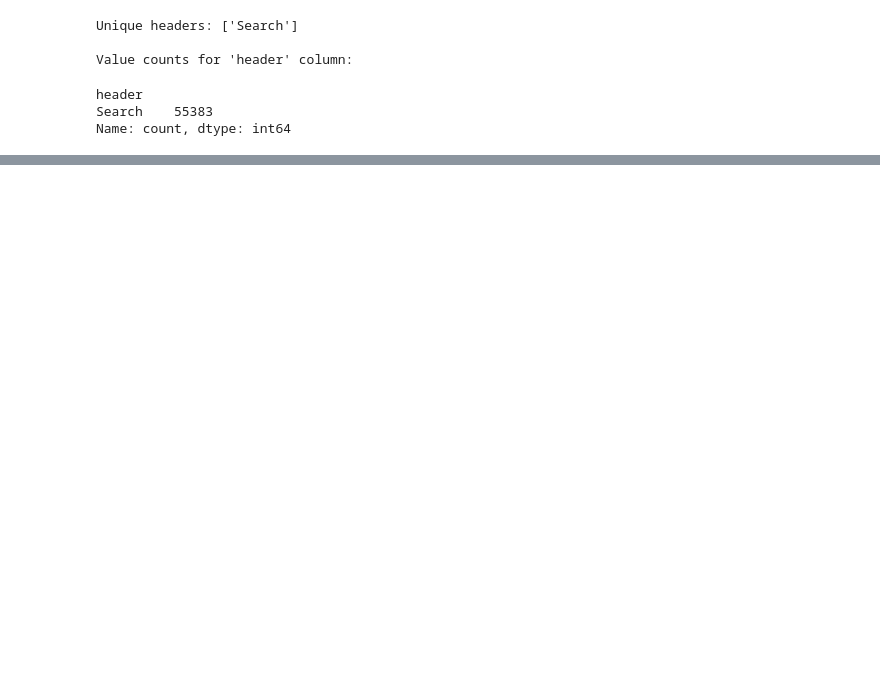
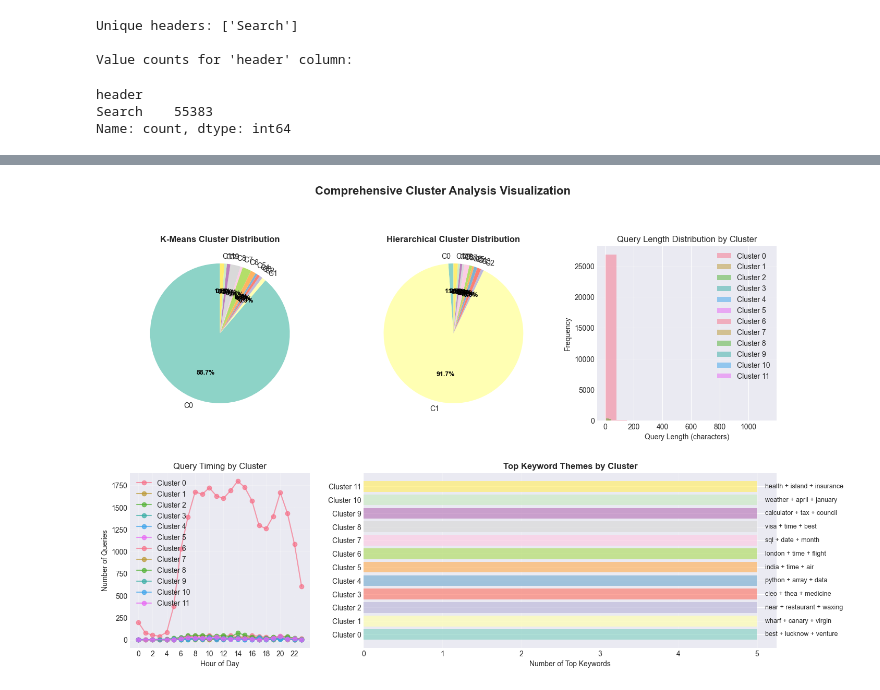
Before and after one commit to jaggernaut007/fabric-context-portability, a Jupyter notebook: 0. data_exploration.ipynb, the cells around one changed output, grey strips where cells are left out. Cells and saved outputs as stored; diff of their text form; code cells hidden in the pictures; blank space fills up the shorter version.

```diff
--- a/0. data_exploration.ipynb
+++ b/0. data_exploration.ipynb
@@ -95,0 +809,99 @@ Name: count, dtype: int64
+# %%
+# Advanced cluster visualization
+fig = plt.figure(figsize=(16, 10))
+gs = fig.add_gridspec(2, 3, hspace=0.3, wspace=0.3)
+
+# 1. Cluster size pie chart (K-Means)
+ax1 = fig.add_subplot(gs[0, 0])
+kmeans_counts = search_df['kmeans_cluster'].value_counts().sort_index()
+colors = sns.color_palette("Set3", optimal_k)
+wedges, texts, autotexts = ax1.pie(kmeans_counts.values, labels=[f'C{i}' for i in kmeans_counts.index],
+                                     autopct='%1.1f%%', colors=colors, startangle=90)
+ax1.set_title('K-Means Cluster Distribution', fontweight='bold')
+for autotext in autotexts:
+    autotext.set_color('black')
+    autotext.set_fontweight('bold')
+    autotext.set_fontsize(9)
+
+# 2. Cluster size pie chart (Hierarchical)
+ax2 = fig.add_subplot(gs[0, 1])
+hier_counts = search_df['hierarchical_cluster'].value_counts().sort_index()
+wedges, texts, autotexts = ax2.pie(hier_counts.values, labels=[f'C{i}' for i in hier_counts.index],
+                                     autopct='%1.1f%%', colors=colors, startangle=90)
+ax2.set_title('Hierarchical Cluster Distribution', fontweight='bold')
+for autotext in autotexts:
+    autotext.set_color('black')
+    autotext.set_fontweight('bold')
+    autotext.set_fontsize(9)
+
+# 3. Cluster query length distribution
+ax3 = fig.add_subplot(gs[0, 2])
+search_df['query_length'] = search_df['search_query'].str.len()
+# Try to add hour data if available
+if 'hour' not in search_df.columns:
+    try:
+        search_df['hour'] = df.loc[search_df.index, 'hour'] if len(search_df) <= len(df) else -1
+    except:
+        search_df['hour'] = -1
+
+for cluster_id in range(optimal_k):
+    cluster_data = search_df[search_df['kmeans_cluster'] == cluster_id]['query_length']
+    ax3.hist(cluster_data, alpha=0.5, label=f'Cluster {cluster_id}', bins=15)
+ax3.set_xlabel('Query Length (characters)')
+ax3.set_ylabel('Frequency')
+ax3.set_title('Query Length Distribution by Cluster')
+ax3.legend()
+ax3.grid(alpha=0.3, axis='y')
+
+# 4. Queries per hour by cluster
+ax4 = fig.add_subplot(gs[1, 0])
+try:
+    if 'hour' in search_df.columns and search_df['hour'].notna().sum() > 0:
+        for cluster_id in range(optimal_k):
+            cluster_df_temp = search_df[search_df['kmeans_cluster'] == cluster_id].copy()
+            hourly = cluster_df_temp['hour'].value_counts().sort_index()
+            if len(hourly) > 0:
+                ax4.plot(hourly.index, hourly.values, marker='o', label=f'Cluster {cluster_id}', alpha=0.7)
+        ax4.set_xlabel('Hour of Day')
+        ax4.set_ylabel('Number of Queries')
+        ax4.set_title('Query Timing by Cluster')
+        ax4.legend()
+        ax4.grid(alpha=0.3)
+        ax4.set_xticks(range(0, 24, 2))
+    else:
+        ax4.text(0.5, 0.5, 'Hour data not available', ha='center', va='center', transform=ax4.transAxes)
+        ax4.set_title('Query Timing by Cluster (N/A)')
+except Exception as e:
+    ax4.text(0.5, 0.5, f'Error: {str(e)[:30]}', ha='center', va='center', transform=ax4.transAxes, fontsize=8)
+    ax4.set_title('Query Timing - Error')
+
+# 5. Top keywords per cluster - bar chart
+ax5 = fig.add_subplot(gs[1, 1:])
+top_keywords_by_cluster = {}
+for cluster_id in range(optimal_k):
+    cluster_queries = search_df[search_df['kmeans_cluster'] == cluster_id]['search_query'].values
+    cluster_keywords = []
+    for query in cluster_queries:
+        cluster_keywords.extend(extract_keywords(query, n_words=10))
+    top_kw = [kw for kw, _ in Counter(cluster_keywords).most_common(5)]
+    top_keywords_by_cluster[f'C{cluster_id}'] = top_kw
+
+# Create grouped bar chart
+y_pos = np.arange(optimal_k)
+for idx, (cluster_name, keywords) in enumerate(top_keywords_by_cluster.items()):
+    label = ' + '.join(keywords[:3]) if keywords else 'N/A'
+    ax5.barh(idx, len(keywords) if len(keywords) > 0 else 1, alpha=0.7, label=cluster_name, color=colors[idx])
+    ax5.text(max(len(keywords), 1) + 0.1, idx, label[:50], va='center', fontsize=9)
+
+ax5.set_yticks(range(optimal_k))
+ax5.set_yticklabels([f'Cluster {i}' for i in range(optimal_k)])
+ax5.set_xlabel('Number of Top Keywords')
+ax5.set_title('Top Keyword Themes by Cluster', fontweight='bold')
+ax5.grid(alpha=0.3, axis='x')
+
+plt.suptitle('Comprehensive Cluster Analysis Visualization', fontsize=16, fontweight='bold', y=0.995)
+plt.show()
+
+print("✓ Advanced cluster visualizations created!")
+# %% [output]
+[figure, added]
```
Also changed, not shown: parts of 29 cells of this notebook, 31 other files.
